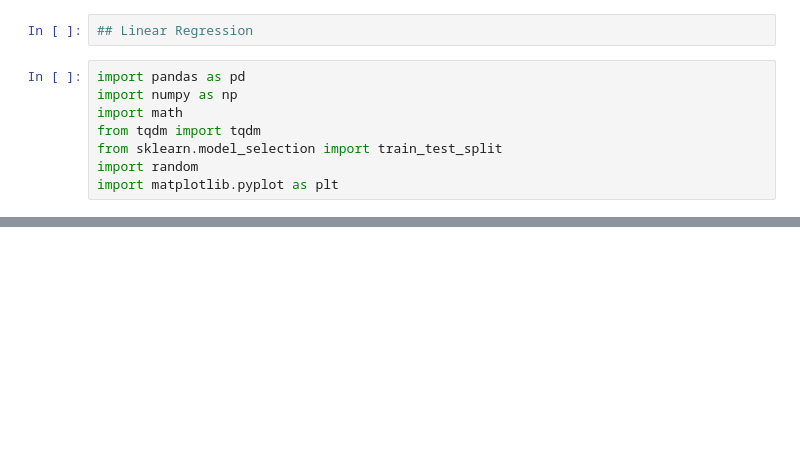
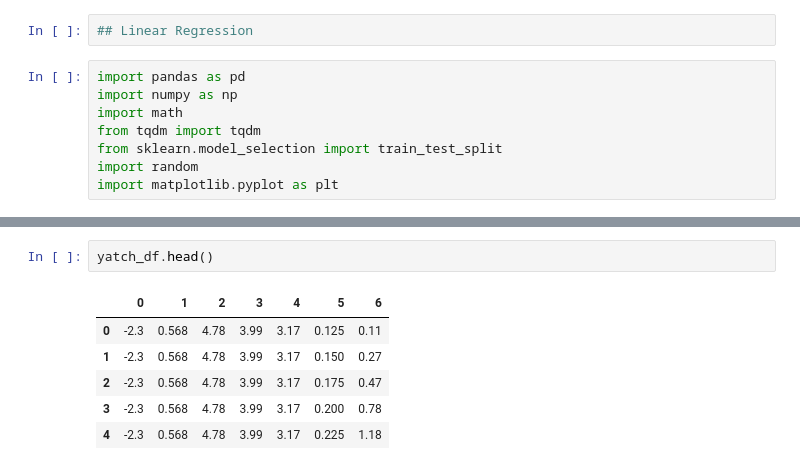
Before and after one commit to Rafi653/Machine-Learning, a Jupyter notebook: ML_LinearRegression.ipynb, the cells around one changed output, grey strips where cells are left out. Drawn from its saved outputs; the diff is of its cells as text; blank space fills up the shorter version.

```diff
--- a/ML_LinearRegression.ipynb
+++ b/ML_LinearRegression.ipynb
@@ -44,2 +40,11 @@ df.corr()
+# %%
+yatch_df.head()
+# %% [output]
+|  | 0 | 1 | 2 | 3 | 4 | 5 | 6 |
+| 0 | -2.3 | 0.568 | 4.78 | 3.99 | 3.17 | 0.125 | 0.11 |
+| 1 | -2.3 | 0.568 | 4.78 | 3.99 | 3.17 | 0.150 | 0.27 |
+| 2 | -2.3 | 0.568 | 4.78 | 3.99 | 3.17 | 0.175 | 0.47 |
+| 3 | -2.3 | 0.568 | 4.78 | 3.99 | 3.17 | 0.200 | 0.78 |
+| 4 | -2.3 | 0.568 | 4.78 | 3.99 | 3.17 | 0.225 | 1.18 |
 # %%
 class LinearRegression:
```
Also changed, not shown: parts of 15 cells of this notebook.
